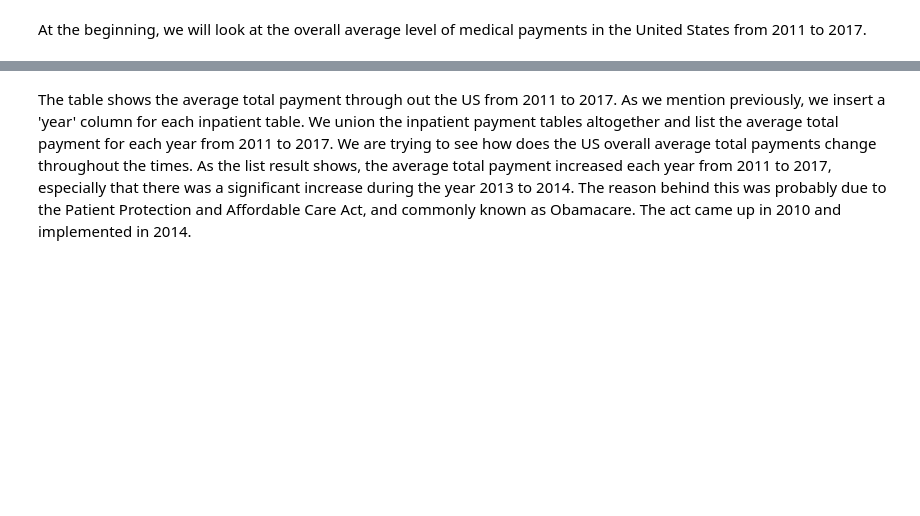
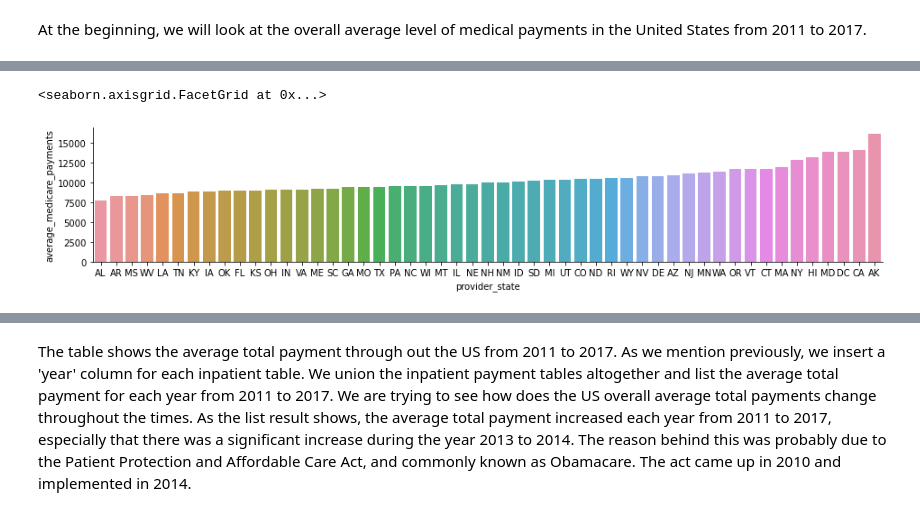
Before and after one commit to AnyiHuang/Analyzing-Inpatient-medical-expense-in-US, a Jupyter notebook: BA780_Team5A.ipynb, the cells around one changed output, grey strips where cells are left out. Saved outputs shown, nothing was run; the diff lists cells and outputs as text; code cells hidden in the pictures; blank space fills up the shorter version.

```diff
--- a/BA780_Team5A.ipynb
+++ b/BA780_Team5A.ipynb
@@ -86,0 +119,6 @@ from `ba775-team-5a.temp.inpatient_payment_by_year`
+# %%
+table2=payment_7years.sort_values('average_medicare_payments')
+sns.catplot(kind='bar',x="provider_state",y='average_medicare_payments',data=table2 ,height=2.6, aspect=5)
+# %% [output]
+<seaborn.axisgrid.FacetGrid at 0x...>
+[figure, added]
```
Also changed, not shown: parts of 8 cells of this notebook, 1 other file.
